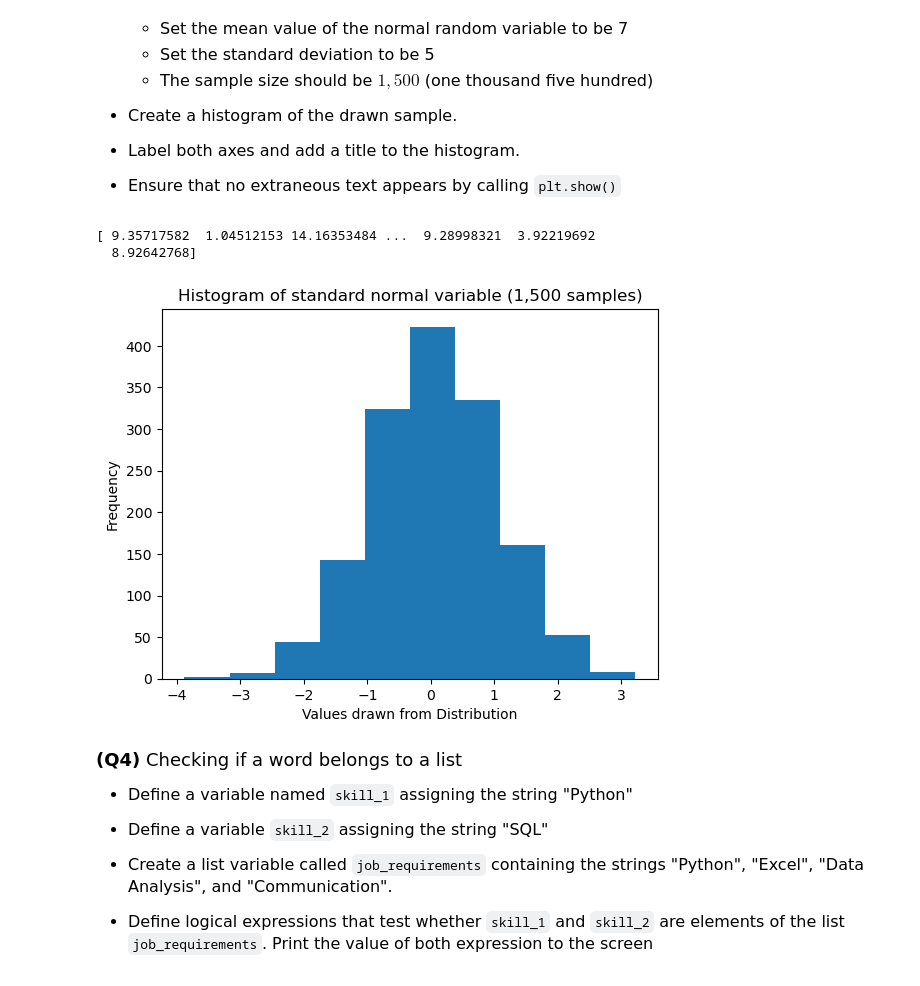
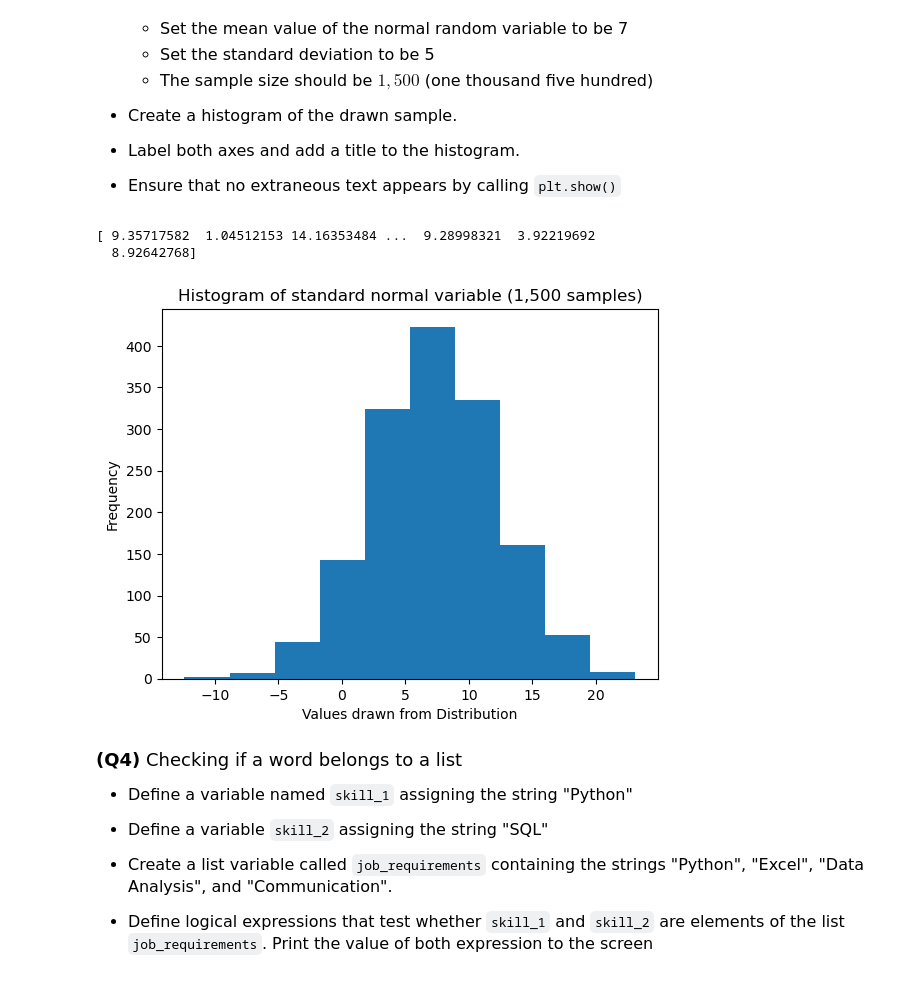
Before and after one commit to eperez-25/datasci151spring2026, a Jupyter notebook: _assignments/assignment_3/Assignment3.ipynb, the cells around one changed output. Cells and saved outputs as stored; diff of their text form; code cells hidden in the pictures.

```diff
--- a/_assignments/assignment_3/Assignment3.ipynb
+++ b/_assignments/assignment_3/Assignment3.ipynb
@@ -115,21 +115,18 @@ Review the "lecture_07-supplement.ipynb". In particular, you will need to be fam
 # %%
 # Write your answer here
 np.random.seed(1234)
 print(np.random.normal(loc = 7, scale = 5, size = 1500))
 
-sample_size = 1500
-
-standard_normal_samples = np.random.normal(size = sample_size)
-
-plt.hist(x = standard_normal_samples)
+sample = np.random.normal(loc = 7, scale = 5, size = 1500)
+plt.hist(x = sample)
 plt.xlabel("Values drawn from Distribution")
 plt.ylabel("Frequency")
 plt.title("Histogram of standard normal variable (1,500 samples)")
 plt.show()
 # %% [output]
 [ 9.35717582  1.04512153 14.16353484 ...  9.28998321  3.92219692
   8.92642768]
-[figure, old version]
+[figure, new version]
 # %% [markdown]
 <font size = "4">
 
```
Also changed, not shown: parts of 1 cell of this notebook.
